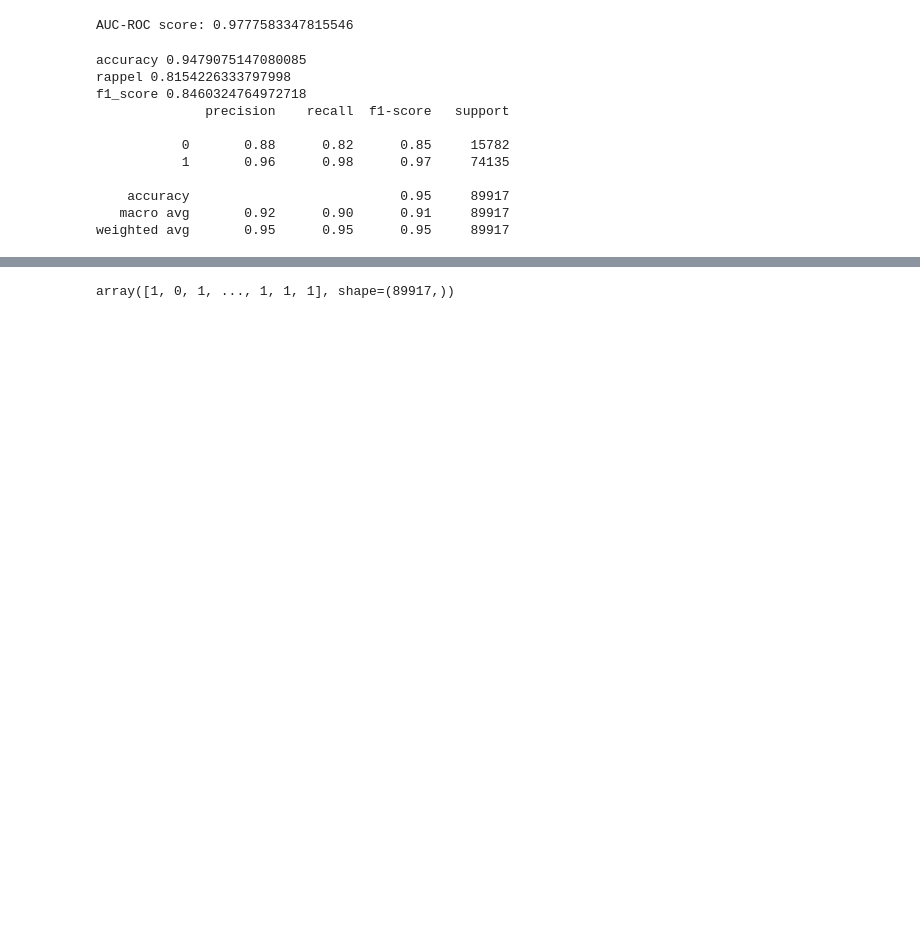
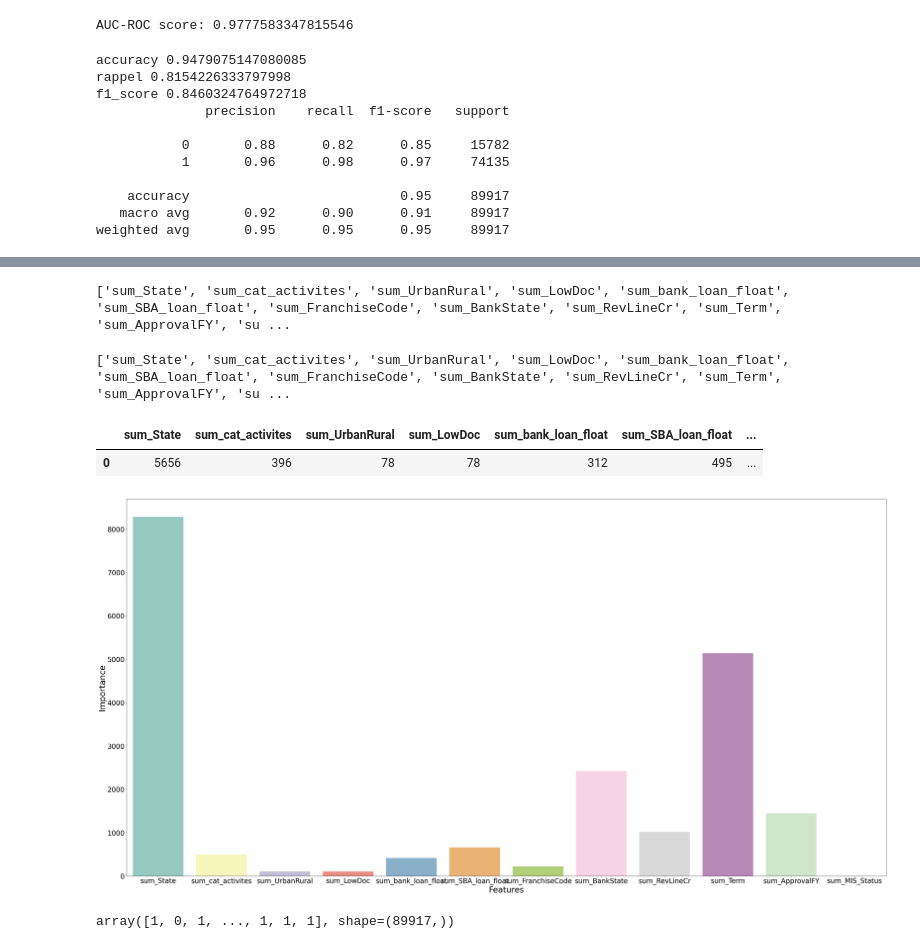
Before and after one commit to haceneZERROUK/brief_loan, a Jupyter notebook: model_lightGBM.ipynb, the cells around one changed output, grey strips where cells are left out. Drawn from its saved outputs; the diff is of its cells as text; code cells hidden in the pictures; blank space fills up the shorter version.

```diff
--- a/model_lightGBM.ipynb
+++ b/model_lightGBM.ipynb
@@ -160,3 +139,55 @@ pd.DataFrame.from_dict({'features' : clf[-1].feature_names_in_, 'importances':cl
+# %%
+# Création des sommes pour les features importances pour chaque variable catégorielle
+liste_sum = []
+for column in data.columns:
+    sum_column = 0
+
+
+    for elem in df_rf:
+       if column in elem:
+           sum_column += df_rf[elem]
+
+    df_rf[f'sum_{column}'] = sum_column
+    liste_sum.append(f'sum_{column}')
+print(liste_sum)
+# %% [output]
+['sum_State', 'sum_cat_activites', 'sum_UrbanRural', 'sum_LowDoc', 'sum_bank_loan_float', 'sum_SBA_loan_float', 'sum_FranchiseCode', 'sum_BankState', 'sum_RevLineCr', 'sum_Term', 'sum_ApprovalFY', 'su ...
+# %%
+liste_sum = []
+for column in data.columns:
+    sum_column = 0
+
+
+    for elem in df_rf:
+       if column in elem:
+           sum_column += df_rf[elem]
+
+    df_rf[f'sum_{column}'] = sum_column
+    liste_sum.append(f'sum_{column}')
+print(liste_sum)
+# %% [output]
+['sum_State', 'sum_cat_activites', 'sum_UrbanRural', 'sum_LowDoc', 'sum_bank_loan_float', 'sum_SBA_loan_float', 'sum_FranchiseCode', 'sum_BankState', 'sum_RevLineCr', 'sum_Term', 'sum_ApprovalFY', 'su ...
+# %%
+df_rf_graphique = df_rf[liste_sum]
+# %%
+df_rf_graphique
+# %% [output]
+|  | sum_State | sum_cat_activites | sum_UrbanRural | sum_LowDoc | sum_bank_loan_float | sum_SBA_loan_float | ... |
+| 0 | 5656 | 396 | 78 | 78 | 312 | 495 | ... |
+# %%
+
+plt.figure(figsize=(50, 25))
+sns.barplot(data=df_rf_graphique, palette="Set3")
+
+# Augmenter la taille des labels des axes
+plt.xlabel("Features", fontsize=30)
+plt.ylabel("Importance", fontsize=30)
+
+# Augmenter la taille des ticks des axes
+plt.tick_params(axis='both', labelsize=25)
+plt.show()
+# %% [output]
+[figure, added]
 # %%
 y_pred = clf.predict(X_test)
 y_pred
```
Also changed, not shown: parts of 8 cells of this notebook, 5 other files.
